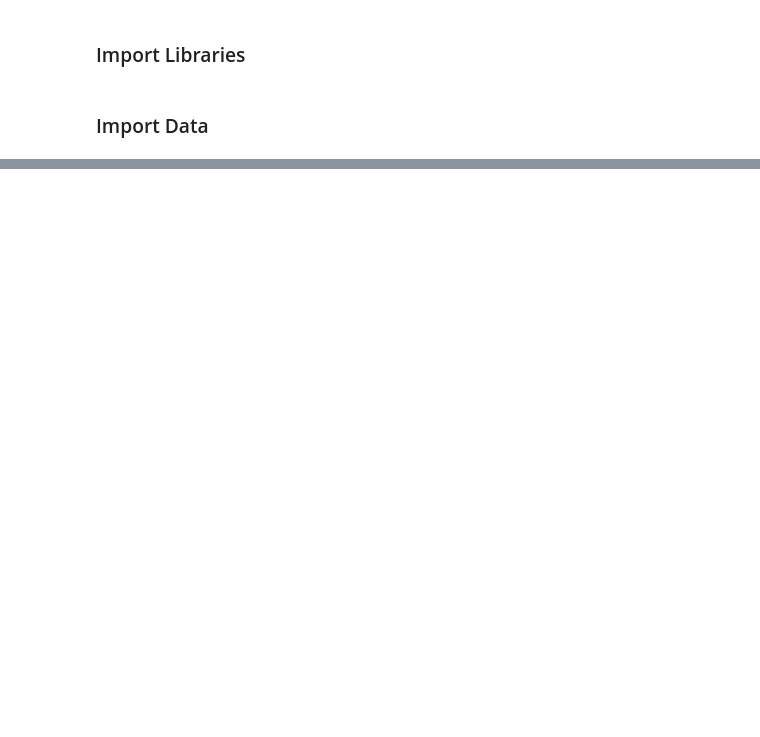
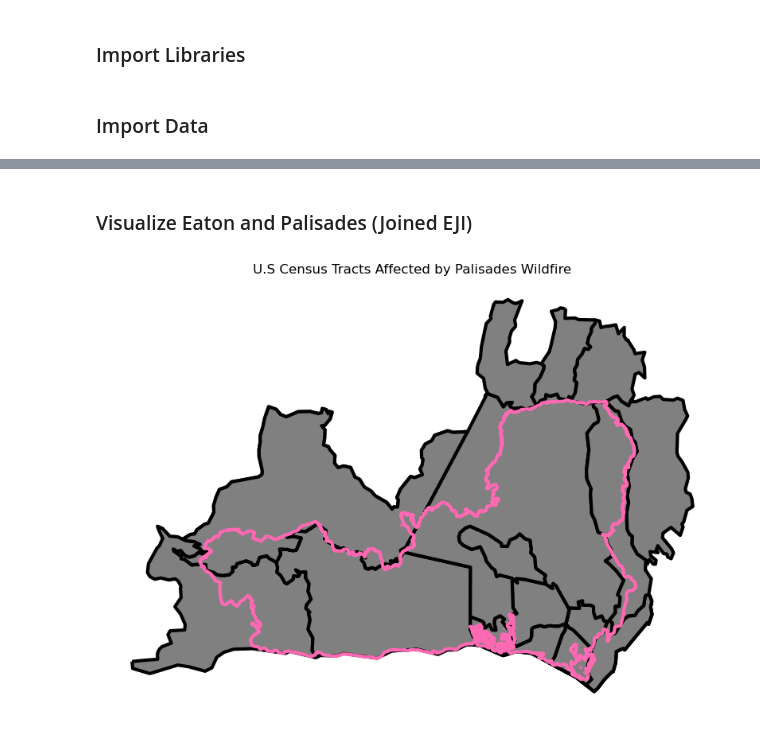
Before and after one commit to marietolteca00/eds220-hwk4, a Jupyter notebook: la_wildifre_and_social_impacts.ipynb, the cells around one changed output, grey strips where cells are left out. Drawn from its saved outputs; the diff is of its cells as text; code cells hidden in the pictures; blank space fills up the shorter version.

```diff
--- a/la_wildifre_and_social_impacts.ipynb
+++ b/la_wildifre_and_social_impacts.ipynb
@@ -383,0 +297,9 @@ In this figure we are able to clearly see the areas that were affected by the wi
+# %%
+# Reproject EJI to match Palisades CRS
+if eji.crs != palisades.crs:
+  # Transform if CRS are different
+    eji = eji.to_crs(palisades.crs)
+
+if eji.crs != eaton.crs:
+    # Transform if CRS are different
+    eji = eji.to_crs(eaton.crs)
@@ -383,0 +310,3 @@ In this figure we are able to clearly see the areas that were affected by the wi
+# %%
+# Spatially join EJI and Palisades
+eji_palisades = gpd.sjoin(eji,palisades,predicate="intersects")
@@ -383,0 +316,23 @@ In this figure we are able to clearly see the areas that were affected by the wi
+# %% [markdown]
+### Visualize Eaton and Palisades (Joined EJI)
+# %%
+# Define figure and axis dimensions
+fig, ax= plt.subplots(figsize = (10,10))
+
+# Joined with EJI
+eji_palisades.plot(ax=ax, edgecolor= "black", facecolor= "grey", linewidth = 3)
+
+# Palisades Reprojected
+palisades.plot(ax=ax, edgecolor= "hotpink", color= "none", linewidth = 3)
+
+# Set title
+ax.set_title("U.S Census Tracts Affected by Palisades Wildfire")
+
+# Turn off axis ticks
+ax.set_axis_off()
+
+
+# Show plot
+plt.show()
+# %% [output]
+[figure, added]
```
Also changed, not shown: parts of 73 cells of this notebook, 1 other file.
